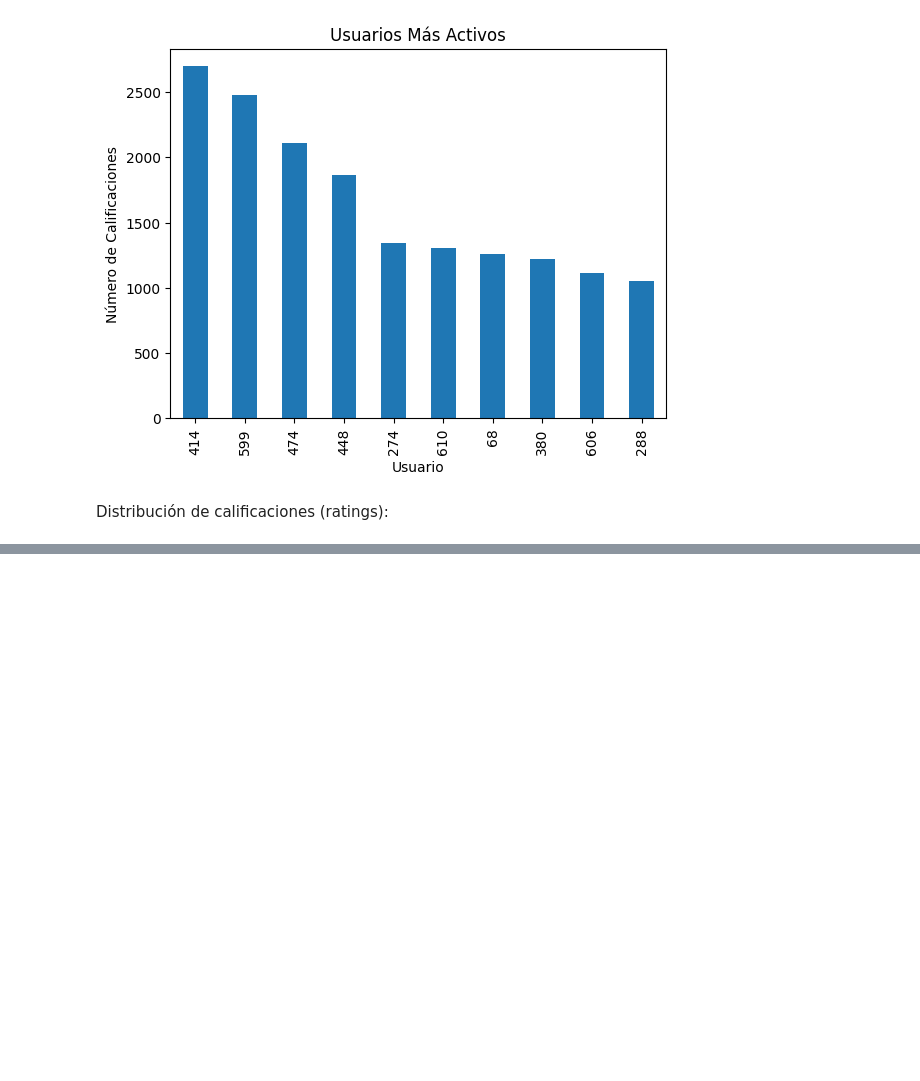
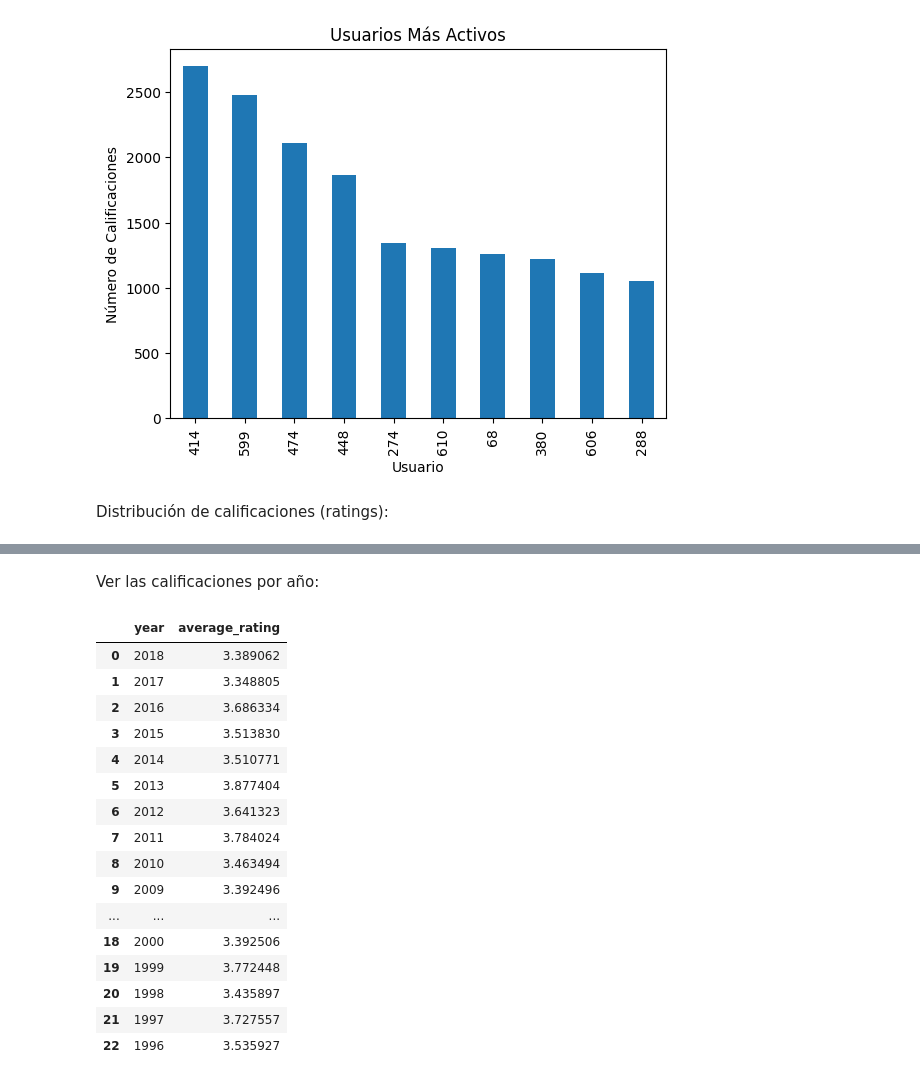
Before and after one commit to yackelineql/MarketingprojectG8, a Jupyter notebook: b_exploracion_limpieza.ipynb, the cells around one changed output, grey strips where cells are left out. Drawn from its saved outputs; the diff is of its cells as text; code cells hidden in the pictures; blank space fills up the shorter version.

```diff
--- a/b_exploracion_limpieza.ipynb
+++ b/b_exploracion_limpieza.ipynb
@@ -279,0 +378,33 @@ NameError: name 'pd' is not defined
+# %% [markdown]
+Ver las calificaciones por año:
+# %%
+#Esto te dará el promedio de las calificaciones por año.
+pd.read_sql("""
+SELECT
+    strftime('%Y', datetime(timestamp, 'unixepoch')) AS year,
+    AVG(rating) AS average_rating
+FROM
+    ratings
+GROUP BY
+    year
+ORDER BY
+    year DESC;
+""",con)
+# %% [output]
+|  | year | average_rating |
+| 0 | 2018 | 3.389062 |
+| 1 | 2017 | 3.348805 |
+| 2 | 2016 | 3.686334 |
+| 3 | 2015 | 3.513830 |
+| 4 | 2014 | 3.510771 |
+| 5 | 2013 | 3.877404 |
+| 6 | 2012 | 3.641323 |
+| 7 | 2011 | 3.784024 |
+| 8 | 2010 | 3.463494 |
+| 9 | 2009 | 3.392496 |
+| ... | ... | ... |
+| 18 | 2000 | 3.392506 |
+| 19 | 1999 | 3.772448 |
+| 20 | 1998 | 3.435897 |
+| 21 | 1997 | 3.727557 |
+| 22 | 1996 | 3.535927 |
```
Also changed, not shown: parts of 8 cells of this notebook, 1 other file.
